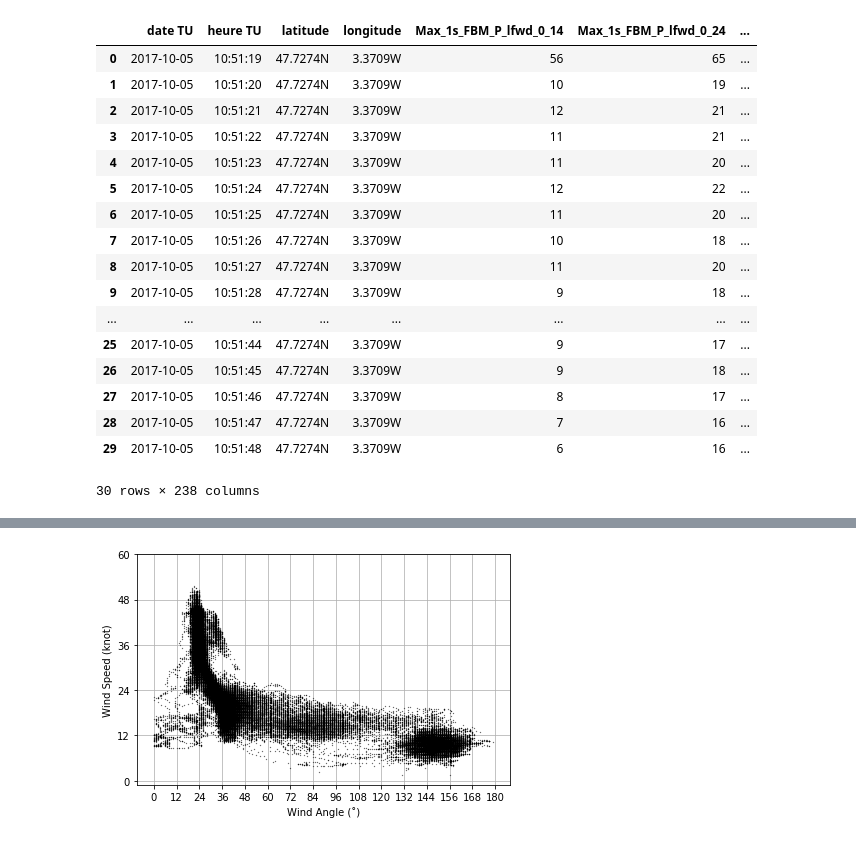
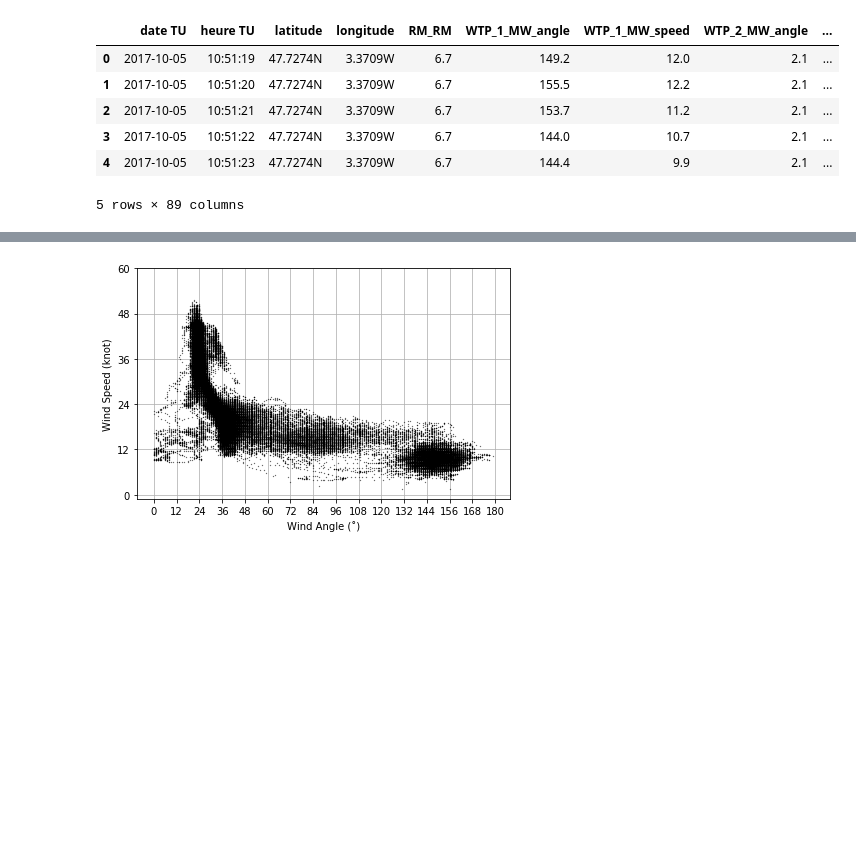
Before and after one commit to mickeycj/france-internship-project, a Jupyter notebook: plot_bins.ipynb, the cells around one changed output, grey strips where cells are left out. Drawn from its saved outputs; the diff is of its cells as text; code cells hidden in the pictures; blank space fills up the shorter version.

Commit message:
Add features transformation to notebook

```diff
--- a/plot_bins.ipynb
+++ b/plot_bins.ipynb
@@ -31,6 +31,14 @@ new_cols = ['1s_FBM_P_lfwd', '1s_FBM_P_uaft', '1s_FBM_P_ufwd',
 # Read CSV file to Pandas Dataframe.
 def read_csv(fname):
     return pd.read_csv(fname, sep=';')
+
+# Transform the dataset.
+def transform(df, new_cols):
+    for col in new_cols:
+        filtered = df.filter(regex=('.*{}.*'.format(col)))
+        df[col] = filtered.mean(axis=1)
+        df.drop(filtered.columns, axis=1, inplace=True)
+    return df
 
 # Create directory if not exist.
 def create_if_not_exist(path):
@@ -76,28 +84,20 @@ def plot_boxplot(df, column, outliers):
 # %%
 # Read from CSV.
 df = read_csv('./data/datalog-05102017-Full_1Hz.1s_clean.csv')
 
+# Transform the dataset to decrease the number of features.
+df = transform(df, new_cols)
+
 # Show examples of the data.
-df.head(30)
+df.head()
 # %% [output]
-|  | date TU | heure TU | latitude | longitude | Max_1s_FBM_P_lfwd_0_14 | Max_1s_FBM_P_lfwd_0_24 | ... |
-| 0 | 2017-10-05 | 10:51:19 | 47.7274N | 3.3709W | 56 | 65 | ... |
-| 1 | 2017-10-05 | 10:51:20 | 47.7274N | 3.3709W | 10 | 19 | ... |
-| 2 | 2017-10-05 | 10:51:21 | 47.7274N | 3.3709W | 12 | 21 | ... |
-| 3 | 2017-10-05 | 10:51:22 | 47.7274N | 3.3709W | 11 | 21 | ... |
-| 4 | 2017-10-05 | 10:51:23 | 47.7274N | 3.3709W | 11 | 20 | ... |
-| 5 | 2017-10-05 | 10:51:24 | 47.7274N | 3.3709W | 12 | 22 | ... |
-| 6 | 2017-10-05 | 10:51:25 | 47.7274N | 3.3709W | 11 | 20 | ... |
-| 7 | 2017-10-05 | 10:51:26 | 47.7274N | 3.3709W | 10 | 18 | ... |
-| 8 | 2017-10-05 | 10:51:27 | 47.7274N | 3.3709W | 11 | 20 | ... |
-| 9 | 2017-10-05 | 10:51:28 | 47.7274N | 3.3709W | 9 | 18 | ... |
-| ... | ... | ... | ... | ... | ... | ... | ... |
-| 25 | 2017-10-05 | 10:51:44 | 47.7274N | 3.3709W | 9 | 17 | ... |
-| 26 | 2017-10-05 | 10:51:45 | 47.7274N | 3.3709W | 9 | 18 | ... |
-| 27 | 2017-10-05 | 10:51:46 | 47.7274N | 3.3709W | 8 | 17 | ... |
-| 28 | 2017-10-05 | 10:51:47 | 47.7274N | 3.3709W | 7 | 16 | ... |
-| 29 | 2017-10-05 | 10:51:48 | 47.7274N | 3.3709W | 6 | 16 | ... |
+|  | date TU | heure TU | latitude | longitude | RM_RM | WTP_1_MW_angle | WTP_1_MW_speed | WTP_2_MW_angle | ... |
+| 0 | 2017-10-05 | 10:51:19 | 47.7274N | 3.3709W | 6.7 | 149.2 | 12.0 | 2.1 | ... |
+| 1 | 2017-10-05 | 10:51:20 | 47.7274N | 3.3709W | 6.7 | 155.5 | 12.2 | 2.1 | ... |
+| 2 | 2017-10-05 | 10:51:21 | 47.7274N | 3.3709W | 6.7 | 153.7 | 11.2 | 2.1 | ... |
+| 3 | 2017-10-05 | 10:51:22 | 47.7274N | 3.3709W | 6.7 | 144.0 | 10.7 | 2.1 | ... |
+| 4 | 2017-10-05 | 10:51:23 | 47.7274N | 3.3709W | 6.7 | 144.4 | 9.9 | 2.1 | ... |
-30 rows × 238 columns
+5 rows × 89 columns
 # %%
 # Combine positive and negative wind angle.
 df.eval('{0} = abs({0})'.format(wind_features[0]), inplace=True)
```
Also changed, not shown: parts of 4 cells of this notebook.
